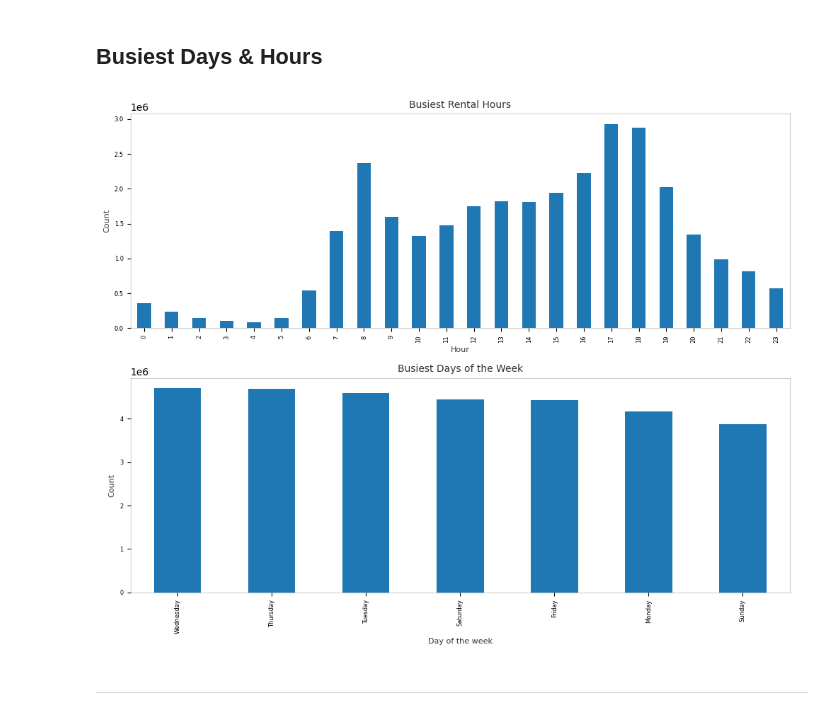
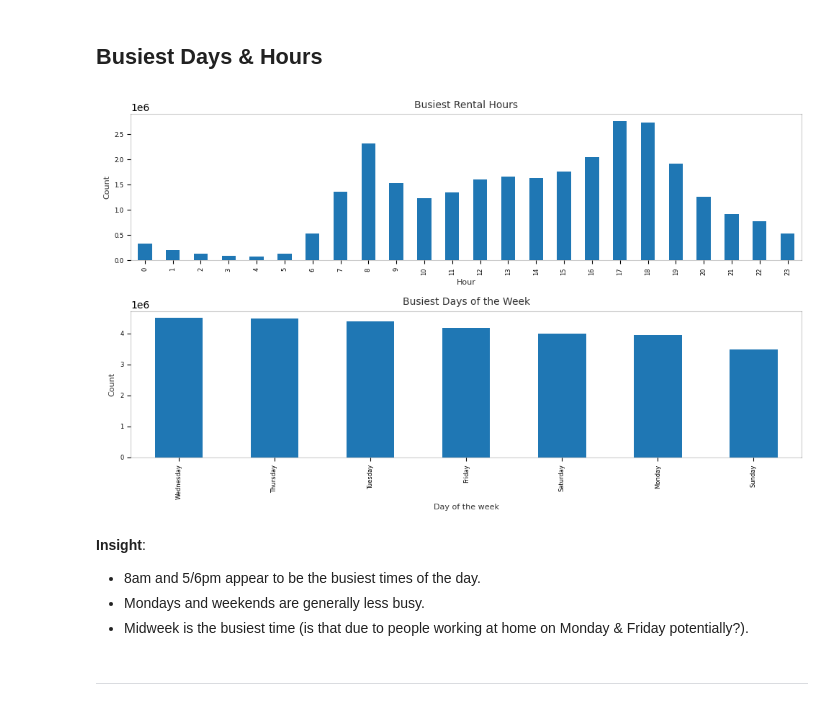
Before and after one commit to KarlMeierMattern/cycling-tfl, a Jupyter notebook: main.ipynb, the cells around one changed output. Saved outputs shown, nothing was run; the diff lists cells and outputs as text; code cells hidden in the pictures.

```diff
--- a/main.ipynb
+++ b/main.ipynb
@@ -474,0 +568,9 @@ df_combined.drop_duplicates(inplace=True)
+# %%
+Q1 = df_filtered['duration'].quantile(0.25)
+Q3 = df_filtered['duration'].quantile(0.75)
+IQR = Q3 - Q1
+
+lower_bound = Q1 - 1.5 * IQR
+upper_bound = Q3 + 1.5 * IQR
+
+df_refined = df_filtered[(df_filtered['duration'] >= lower_bound) & (df_filtered['duration'] <= upper_bound)]
@@ -476,4 +591,4 @@ df_combined.drop_duplicates(inplace=True)
 ## **Add Features**
 # %%
 # Add time of the day a bike was used
-df_combined['time_of_day'] = pd.to_datetime(df_combined['start_date']).dt.hour
+df_refined['time_of_day'] = pd.to_datetime(df_refined['start_date']).dt.hour
@@ -480,3 +601,3 @@ df_combined['time_of_day'] = pd.to_datetime(df_combined['start_date']).dt.hour
 # %%
 # Add day of weeke bike was used
-df_combined['day_of_the_week'] = df_combined['start_date'].dt.day_name()
+df_refined['day_of_week'] = df_refined['start_date'].dt.day_name()
@@ -511,7 +638,7 @@ df_combined['start_date'].dt.date.value_counts().sort_index().plot(
 ### **Trend by Month**
 # %%
 # Group by year and month
-monthly_trend = df_combined.groupby([df_combined['start_date'].dt.year, df_combined['start_date'].dt.month]).size()
+monthly_trend = df_refined.groupby([df_refined['start_date'].dt.year, df_refined['start_date'].dt.month]).size()
 
 # Numeric index for plotting
 x = np.arange(len(monthly_trend))
@@ -604,36 +703,39 @@ Name: duration, Length: 30889370, dtype: float64
 # %% [markdown]
 ## **Busiest Days & Hours**
 # %%
-fig,ax = plt.subplots(2,1,figsize=(10,8))
+fig,ax = plt.subplots(2,1,figsize=(10,6))
 
-df_combined['hour'] = df_combined['start_date'].dt.hour
-df_combined['day_of_week'] = df_combined['start_date'].dt.day_name()
 
-df_combined['hour'].value_counts().sort_index().plot(kind='bar', ax=ax[0])
-df_combined['day_of_week'].value_counts().plot(kind='bar', ax=ax[1])
+df_refined['time_of_day'].value_counts().sort_index().plot(kind='bar', ax=ax[0])
+df_refined['day_of_week'].value_counts().plot(kind='bar', ax=ax[1])
 
 # Top 10 start stations
 ax[0].set_title('Busiest Rental Hours', alpha=0.8, fontsize=10)
 ax[0].set_ylabel('Count', alpha=0.8, fontsize=8)
 ax[0].set_xlabel('Hour', alpha=0.8, fontsize=8)
 ax[0].tick_params(axis='x', labelsize=6)
 ax[0].tick_params(axis='y', labelsize=6)
 for spine in ax[0].spines.values():
     spine.set_alpha(0.2)
 
 # Top  10 end stations
 ax[1].set_title('Busiest Days of the Week', alpha=0.8, fontsize=10)
 ax[1].set_ylabel('Count', alpha=0.8, fontsize=8)
 ax[1].set_xlabel('Day of the week', alpha=0.8, fontsize=8)
 ax[1].tick_params(axis='x', labelsize=6)
 ax[1].tick_params(axis='y', labelsize=6)
 for spine in ax[1].spines.values():
     spine.set_alpha(0.2)
 
 plt.tight_layout()
 plt.show()
 # %% [output]
-[figure, old version]
+[figure, new version]
+# %% [markdown]
+**Insight**:
+- 8am and 5/6pm appear to be the busiest times of the day.
+- Mondays and weekends are generally less busy.
+- Midweek is the busiest time (is that due to people working at home on Monday & Friday potentially?).
 # %% [markdown]
 ---
 # %% [markdown]
```
Also changed, not shown: parts of 77 cells of this notebook.
